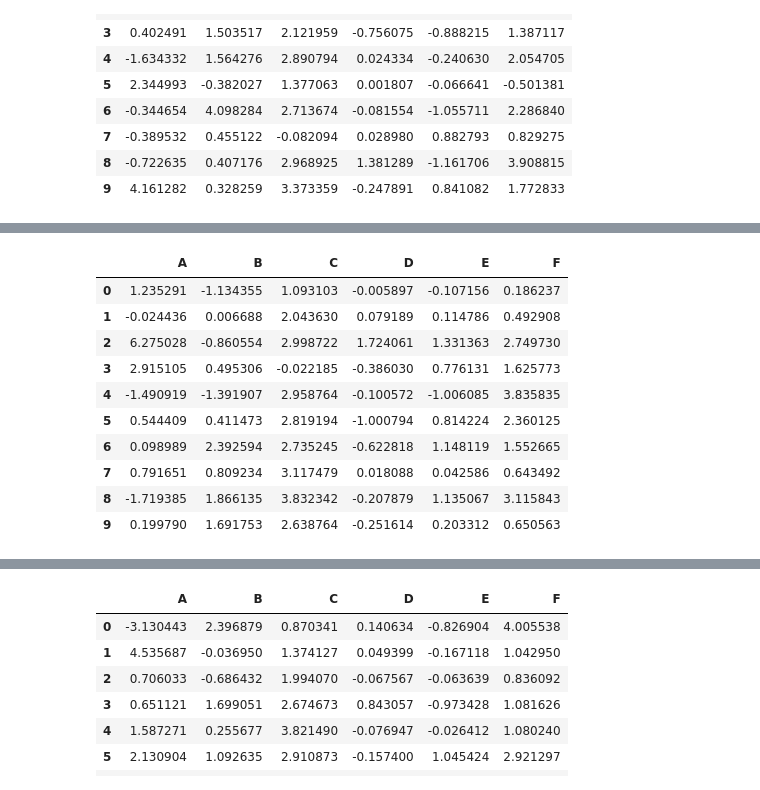
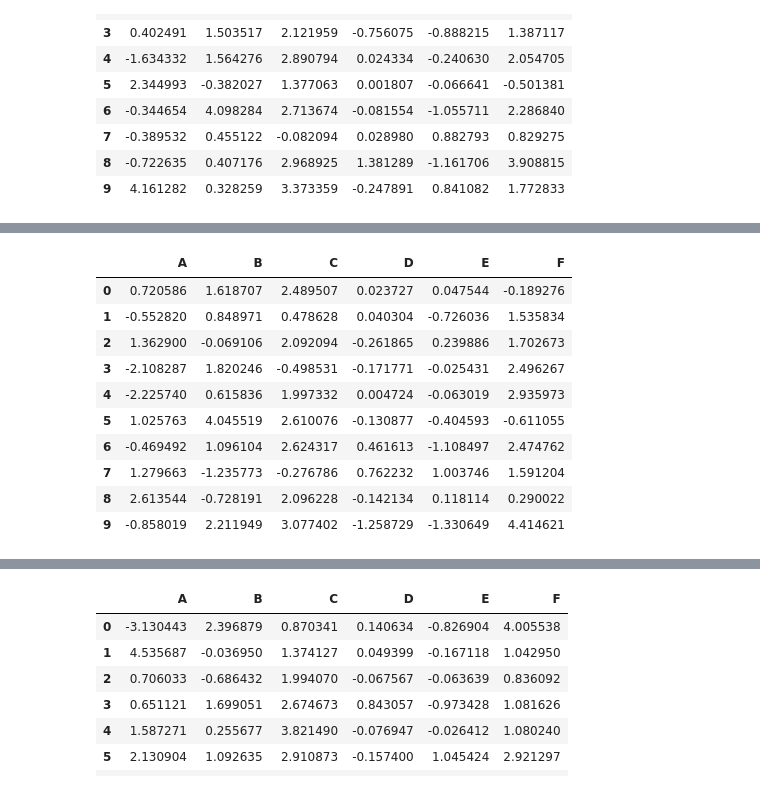
Before and after one commit to Villinger1999/BO-Mini-project, a Jupyter notebook: C-project/correlation.ipynb, the cells around one changed output, grey strips where cells are left out. Saved outputs shown, nothing was run; the diff lists cells and outputs as text; code cells hidden in the pictures.

```diff
--- a/C-project/correlation.ipynb
+++ b/C-project/correlation.ipynb
@@ -76,16 +40,16 @@ F -0.589319  0.308663  0.253870  0.670134 -0.061871  1.000000
 # %%
-df3 = pd.read_csv('data_1372.csv')
+df3 = pd.read_csv('data_1397.csv')
 df3.drop('Unnamed: 0', axis=1, inplace=True)
 df3
 # %% [output]
 |  | A | B | C | D | E | F |
-| 0 | 1.235291 | -1.134355 | 1.093103 | -0.005897 | -0.107156 | 0.186237 |
-| 1 | -0.024436 | 0.006688 | 2.043630 | 0.079189 | 0.114786 | 0.492908 |
-| 2 | 6.275028 | -0.860554 | 2.998722 | 1.724061 | 1.331363 | 2.749730 |
-| 3 | 2.915105 | 0.495306 | -0.022185 | -0.386030 | 0.776131 | 1.625773 |
-| 4 | -1.490919 | -1.391907 | 2.958764 | -0.100572 | -1.006085 | 3.835835 |
-| 5 | 0.544409 | 0.411473 | 2.819194 | -1.000794 | 0.814224 | 2.360125 |
-| 6 | 0.098989 | 2.392594 | 2.735245 | -0.622818 | 1.148119 | 1.552665 |
-| 7 | 0.791651 | 0.809234 | 3.117479 | 0.018088 | 0.042586 | 0.643492 |
-| 8 | -1.719385 | 1.866135 | 3.832342 | -0.207879 | 1.135067 | 3.115843 |
-| 9 | 0.199790 | 1.691753 | 2.638764 | -0.251614 | 0.203312 | 0.650563 |
+| 0 | 0.720586 | 1.618707 | 2.489507 | 0.023727 | 0.047544 | -0.189276 |
+| 1 | -0.552820 | 0.848971 | 0.478628 | 0.040304 | -0.726036 | 1.535834 |
+| 2 | 1.362900 | -0.069106 | 2.092094 | -0.261865 | 0.239886 | 1.702673 |
+| 3 | -2.108287 | 1.820246 | -0.498531 | -0.171771 | -0.025431 | 2.496267 |
+| 4 | -2.225740 | 0.615836 | 1.997332 | 0.004724 | -0.063019 | 2.935973 |
+| 5 | 1.025763 | 4.045519 | 2.610076 | -0.130877 | -0.404593 | -0.611055 |
+| 6 | -0.469492 | 1.096104 | 2.624317 | 0.461613 | -1.108497 | 2.474762 |
+| 7 | 1.279663 | -1.235773 | -0.276786 | 0.762232 | 1.003746 | 1.591204 |
+| 8 | 2.613544 | -0.728191 | 2.096228 | -0.142134 | 0.118114 | 0.290022 |
+| 9 | -0.858019 | 2.211949 | 3.077402 | -1.258729 | -1.330649 | 4.414621 |
```
Also changed, not shown: parts of 28 cells of this notebook.
